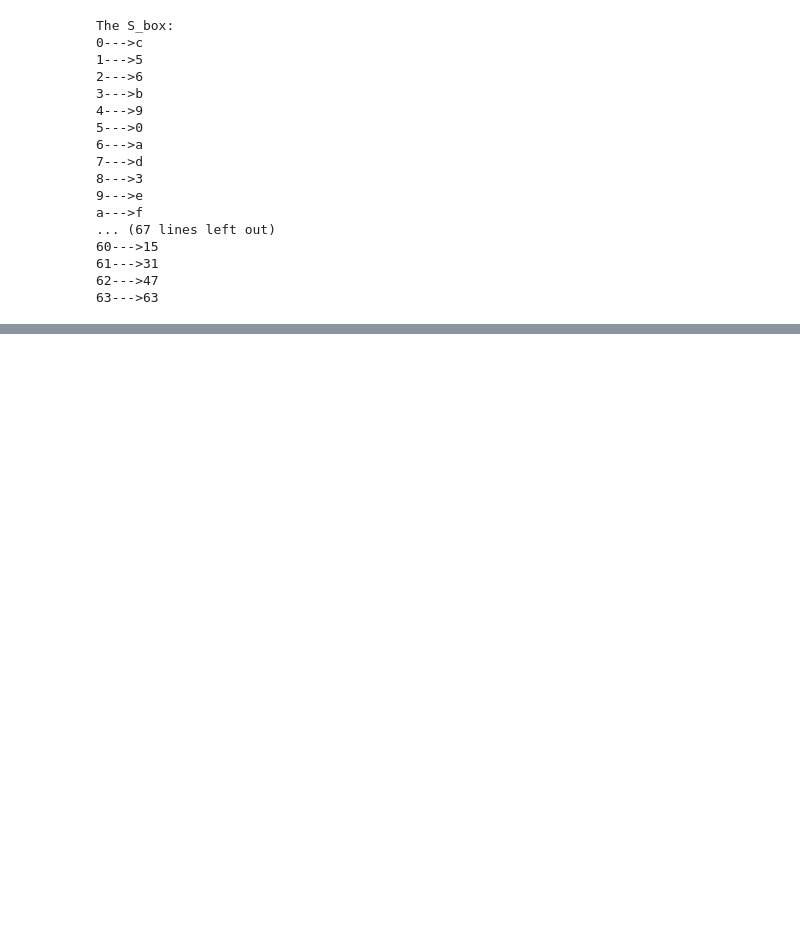
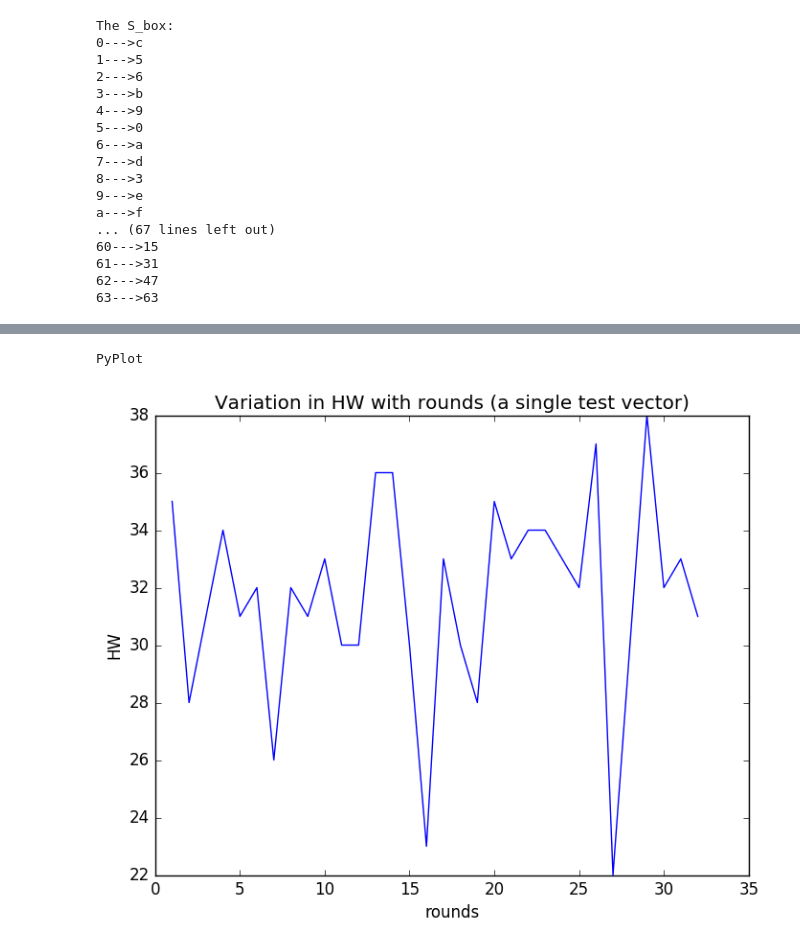
Before and after one commit to udion/SCA, a Jupyter notebook: PRESENT_cipher.ipynb, the cells around one changed output, grey strips where cells are left out. Saved outputs shown, nothing was run; the diff lists cells and outputs as text; code cells hidden in the pictures; blank space fills up the shorter version.

```diff
--- a/PRESENT_cipher.ipynb
+++ b/PRESENT_cipher.ipynb
@@ -0,0 +1,13 @@
+# %%
+#I need to import some modules from python for CSRNG
+using PyCall
+@pyimport sys
+@pyimport random
+
+#this type will  collect the data from a particular round of encrypter
+type roundData
+    inp::String
+    key::String
+    outp::String
+end
+undef_round = roundData("undef","undef","undef")
@@ -184,0 +212,17 @@ hex(1234354464677543,1)
+# %%
+#fixing a random key and observing the HW of various random plaintext in different rounds
+r = random.SystemRandom()
+function hw_simulator(K)
+    n_testv = 500
+    hw_records = fill([0],n_testv)
+    for i in 1:n_testv
+        testv = bin(r[:randint](0,sys.maxint),64)
+        rounds_data = PRESENT_encrypter(K, testv)
+        hw_rounds = fill(-1,32)
+        for j in 1:32
+            hw_rounds[j] = HW(rounds_data[j].outp)
+        end
+        hw_records[i] = hw_rounds
+    end
+    hw_records
+end
@@ -184,0 +231,3 @@ hex(1234354464677543,1)
+# %%
+K = bin(r[:randint](0,sys.maxint),80)
+samples = hw_simulator(K)
@@ -184,0 +252,16 @@ hex(1234354464677543,1)
+# %%
+#Plotting using PyPlot
+using PyPlot
+plt = PyPlot
+# %% [output]
+PyPlot
+# %%
+x = 1:1:32
+#for a single random test vector
+plt.plot(x,samples[1])
+xlabel("rounds")
+ylabel("HW")
+title("Variation in HW with rounds (a single test vector)")
+plt.savefig("single_testvector.png")
+# %% [output]
+[figure, added]
```
Also changed, not shown: parts of 14 cells of this notebook.
